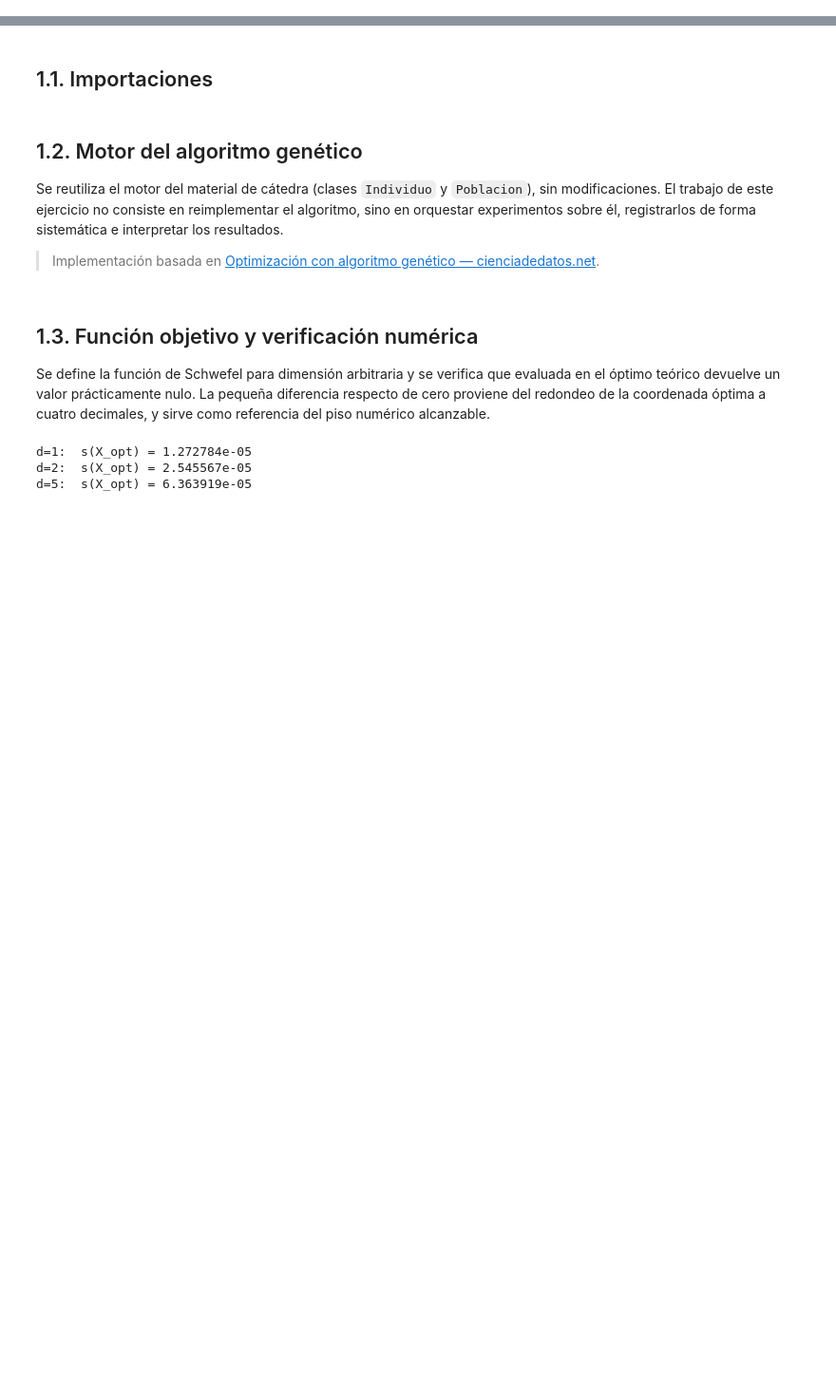
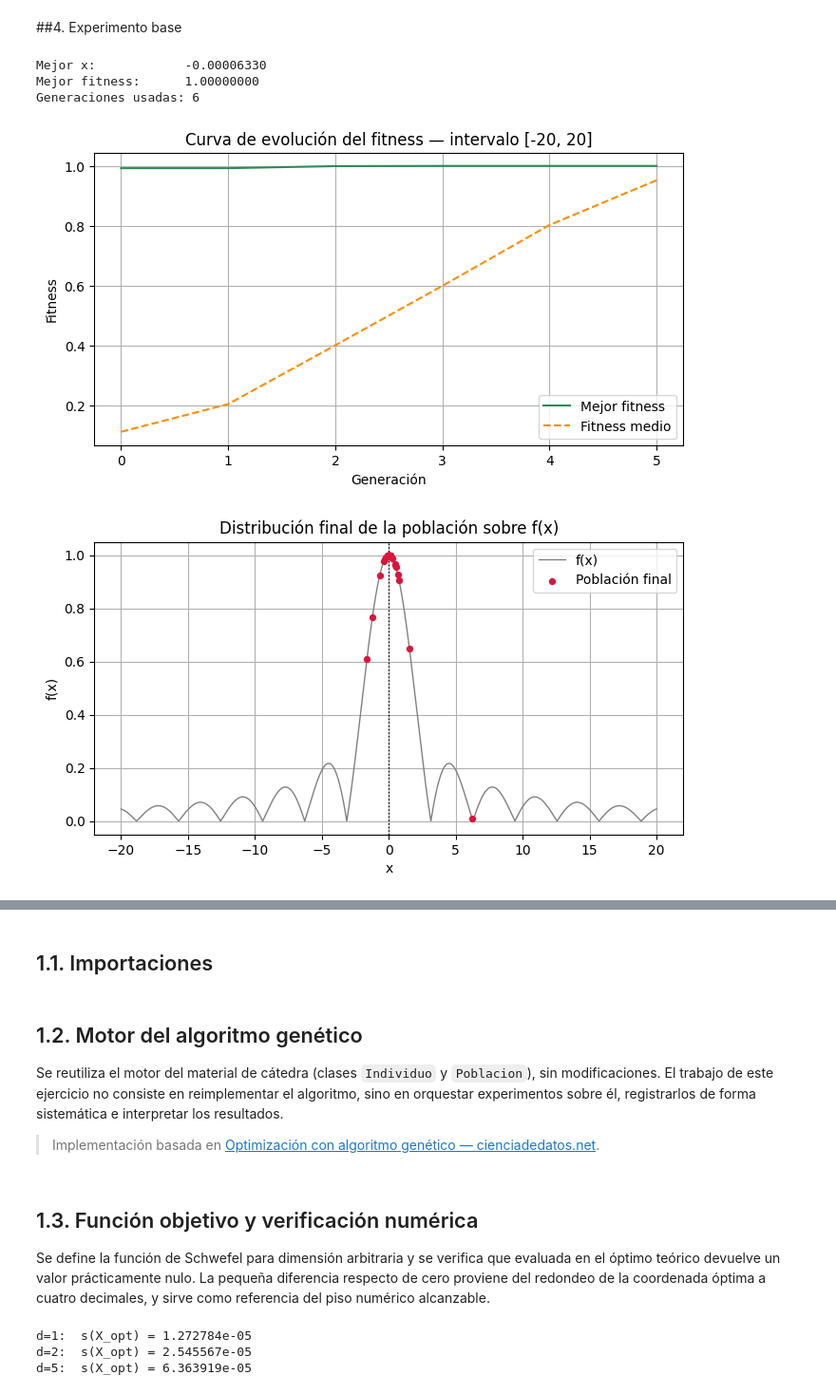
Before and after one commit to Santibareiro27/Inteligencia-Computacional, a Jupyter notebook: RA3_TP6/RA3_Trabajo_práctico_N°_6_G8.ipynb, the cells around one changed output, grey strips where cells are left out. Shown at 95% size. Saved outputs shown, nothing was run; the diff lists cells and outputs as text; code cells hidden in the pictures; blank space fills up the shorter version.

```diff
--- a/RA3_TP6/RA3_Trabajo_práctico_N°_6_G8.ipynb
+++ b/RA3_TP6/RA3_Trabajo_práctico_N°_6_G8.ipynb
@@ -2,0 +228,36 @@
+# %%
+def plot_evolution(res, title=""):
+    gens = np.arange(len(res["best_hist"]))
+    plt.figure(figsize=(8, 4))
+    plt.plot(gens, res["best_hist"], label="Mejor fitness", color="seagreen")
+    plt.plot(gens, res["mean_hist"], label="Fitness medio", color="darkorange", linestyle="--")
+    plt.xlabel("Generación"); plt.ylabel("Fitness"); plt.title(title); plt.legend()
+    plt.show()
+
+def plot_population(res, bounds, title=""):
+    a, b = bounds
+    xs = np.linspace(a, b, 4000)
+    plt.figure(figsize=(8, 4))
+    plt.plot(xs, objective_vec(xs), color="gray", lw=1, label="f(x)")
+    plt.scatter(res["pop_final"], res["fit_final"], color="crimson", s=18, zorder=5, label="Población final")
+    plt.axvline(0, color="black", linestyle=":", lw=1)
+    plt.xlabel("x"); plt.ylabel("f(x)"); plt.title(title); plt.legend()
+    plt.show()
+# %% [markdown]
+##4. Experimento base
+# %%
+res_base = run_ga_deap(bounds=(-20, 20), pop_size=50, generations=150, selection="torneo",
+                        pc=0.8, pm=0.1, sigma_frac=0.05, elite_preserve=1, patience=30, seed=SEED)
+
+print(f"Mejor x:            {res_base['best_x']:.8f}")
+print(f"Mejor fitness:      {res_base['best_fitness']:.8f}")
+print(f"Generaciones usadas: {res_base['generations_run']}")
+
+plot_evolution(res_base, "Curva de evolución del fitness — intervalo [-20, 20]")
+plot_population(res_base, (-20, 20), "Distribución final de la población sobre f(x)")
+# %% [output]
+Mejor x:            -0.00006330
+Mejor fitness:      1.00000000
+Generaciones usadas: 6
+[figure, added]
+[figure, added]
```
Also changed, not shown: parts of 49 cells of this notebook.
